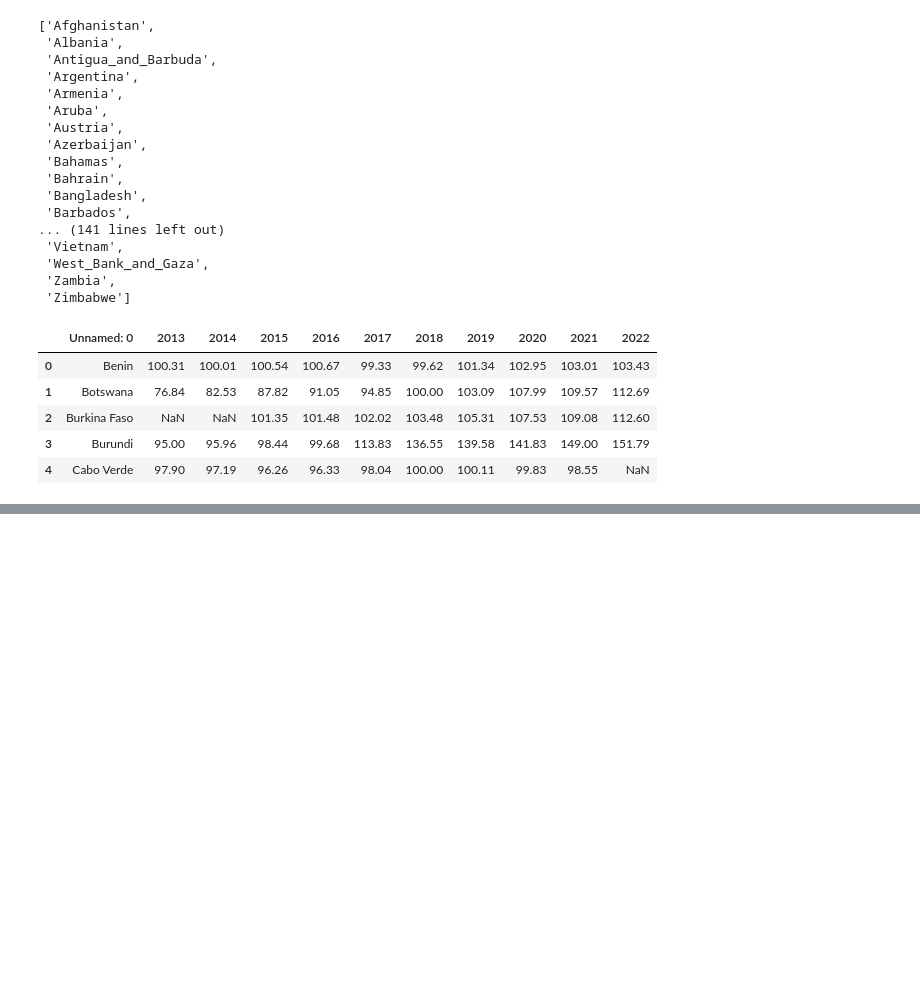
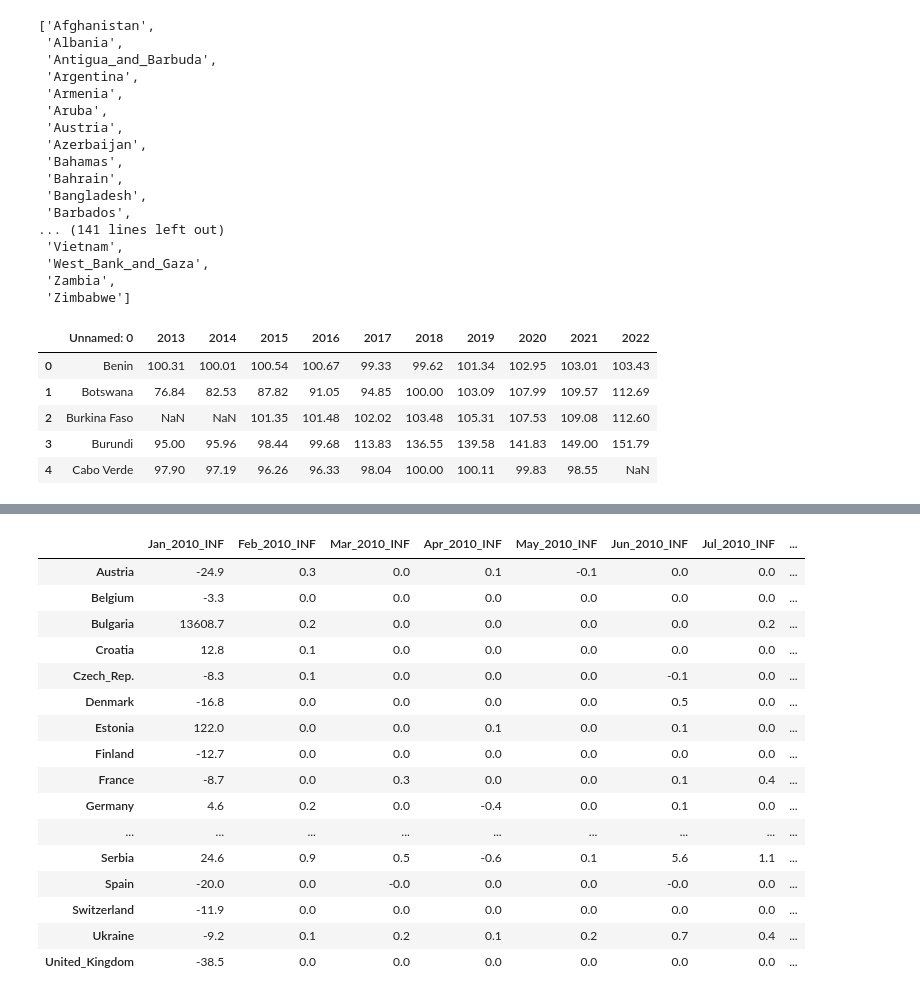
Before and after one commit to camelo-cruz/global_inflation_analyser, a Jupyter notebook: bin/dummynb.ipynb, the cells around one changed output, grey strips where cells are left out. Drawn from its saved outputs; the diff is of its cells as text; code cells hidden in the pictures; blank space fills up the shorter version.

```diff
--- a/bin/dummynb.ipynb
+++ b/bin/dummynb.ipynb
@@ -508,0 +513,2 @@ data.head()
+# %%
+a = Analyser()
@@ -508,0 +529,3 @@ data.head()
+# %%
+europe_countries = a.list_countries(intext="Europe")
+europe_countries
@@ -508,0 +550,3 @@ data.head()
+# %%
+data = a.set_datafile(product="Education",country_list=europe_countries,start_time="Jan_2010",stop_time="Dec_2015")
+data.head()
@@ -508,0 +563,21 @@ data.head()
+# %%
+inflation_data = a.inflation_calculator(data)
+inflation_data
+# %% [output]
+|  | Jan_2010_INF | Feb_2010_INF | Mar_2010_INF | Apr_2010_INF | May_2010_INF | Jun_2010_INF | Jul_2010_INF | ... |
+| Austria | -24.9 | 0.3 | 0.0 | 0.1 | -0.1 | 0.0 | 0.0 | ... |
+| Belgium | -3.3 | 0.0 | 0.0 | 0.0 | 0.0 | 0.0 | 0.0 | ... |
+| Bulgaria | 13608.7 | 0.2 | 0.0 | 0.0 | 0.0 | 0.0 | 0.2 | ... |
+| Croatia | 12.8 | 0.1 | 0.0 | 0.0 | 0.0 | 0.0 | 0.0 | ... |
+| Czech_Rep. | -8.3 | 0.1 | 0.0 | 0.0 | 0.0 | -0.1 | 0.0 | ... |
+| Denmark | -16.8 | 0.0 | 0.0 | 0.0 | 0.0 | 0.5 | 0.0 | ... |
+| Estonia | 122.0 | 0.0 | 0.0 | 0.1 | 0.0 | 0.1 | 0.0 | ... |
+| Finland | -12.7 | 0.0 | 0.0 | 0.0 | 0.0 | 0.0 | 0.0 | ... |
+| France | -8.7 | 0.0 | 0.3 | 0.0 | 0.0 | 0.1 | 0.4 | ... |
+| Germany | 4.6 | 0.2 | 0.0 | -0.4 | 0.0 | 0.1 | 0.0 | ... |
+| ... | ... | ... | ... | ... | ... | ... | ... | ... |
+| Serbia | 24.6 | 0.9 | 0.5 | -0.6 | 0.1 | 5.6 | 1.1 | ... |
+| Spain | -20.0 | 0.0 | -0.0 | 0.0 | 0.0 | -0.0 | 0.0 | ... |
+| Switzerland | -11.9 | 0.0 | 0.0 | 0.0 | 0.0 | 0.0 | 0.0 | ... |
+| Ukraine | -9.2 | 0.1 | 0.2 | 0.1 | 0.2 | 0.7 | 0.4 | ... |
+| United_Kingdom | -38.5 | 0.0 | 0.0 | 0.0 | 0.0 | 0.0 | 0.0 | ... |
```
Also changed, not shown: parts of 5 cells of this notebook.
